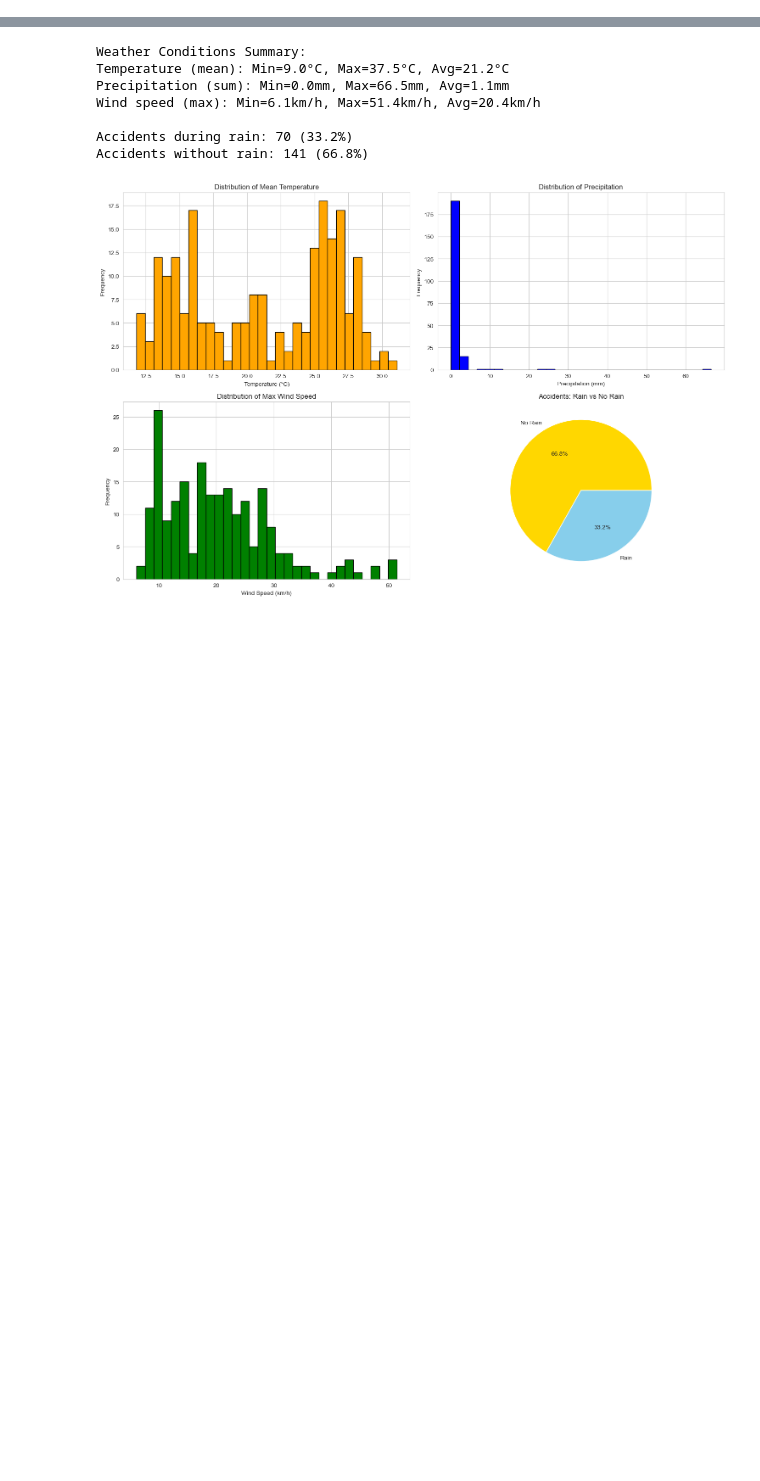
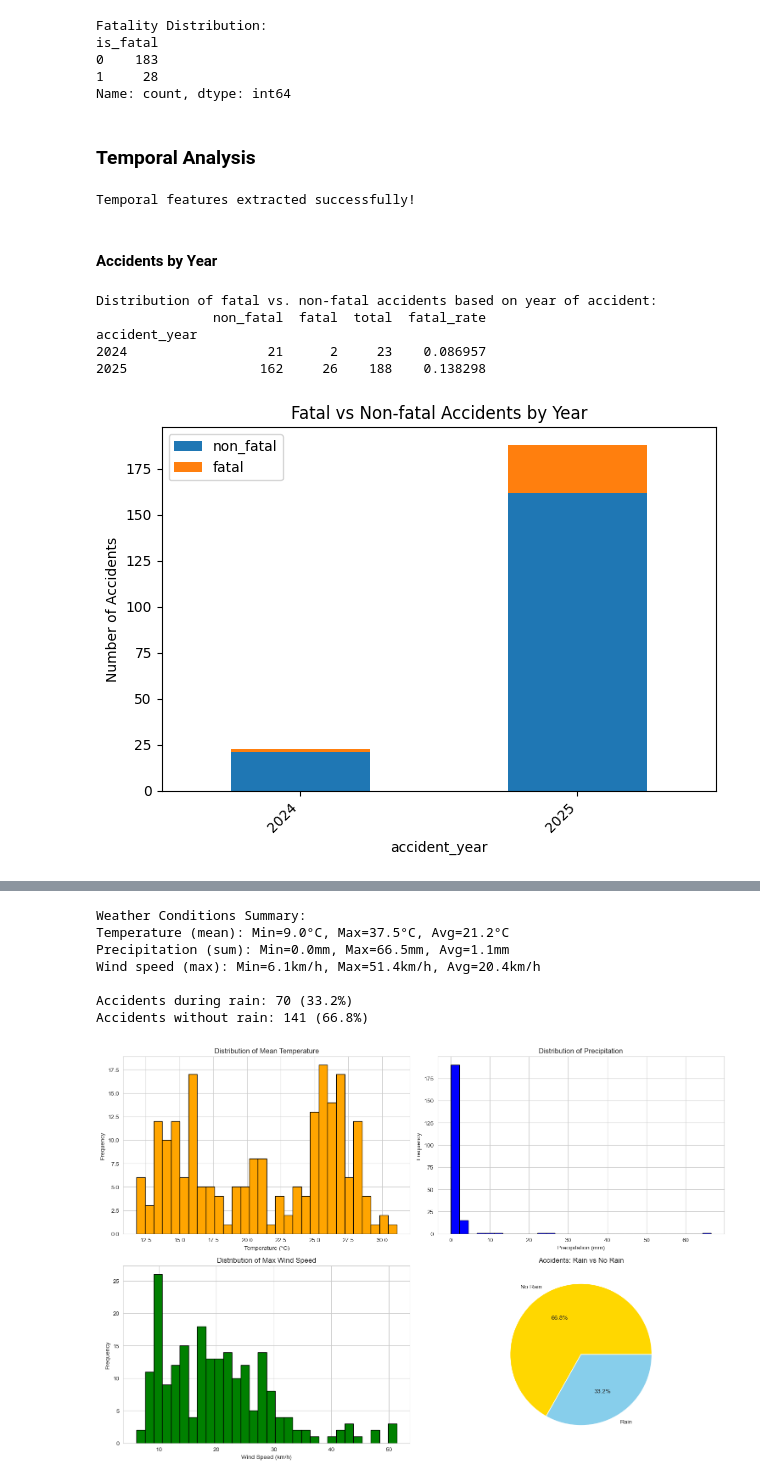
Before and after one commit to michael-vella/ics5110-assignment, a Jupyter notebook: notebooks/final/2_exploratory_analysis.ipynb, the cells around one changed output, grey strips where cells are left out. Saved outputs shown, nothing was run; the diff lists cells and outputs as text; code cells hidden in the pictures; blank space fills up the shorter version.

```diff
--- a/notebooks/final/2_exploratory_analysis.ipynb
+++ b/notebooks/final/2_exploratory_analysis.ipynb
@@ -573,0 +161,7 @@ Average injuries per accident: 1.34
+# %%
+count_before = len(df)
+df = df[df["accident_datetime"] >= "2024-01-01"]
+count_after = len(df)
+
+print(f"Removed {count_before - count_after} outliers")
+print(f"Dataset shape after removing outliers: {df.shape}")
@@ -573,0 +201,62 @@ Average injuries per accident: 1.34
+# %%
+fatal_buckets = {"fatal"}
+non_fatal_buckets = {"grievious", "serious", "not injured", "slight"}
+
+df["is_fatal"] = df["accident_severity"].map(lambda x: 0 if x in non_fatal_buckets else 1)
+
+summarised_fatality = df["is_fatal"].value_counts()
+print("Fatality Distribution:")
+print(summarised_fatality)
+# %% [output]
+Fatality Distribution:
+is_fatal
+0    183
+1     28
+Name: count, dtype: int64
+# %% [markdown]
+### Temporal Analysis
+# %%
+df['accident_datetime'] = pd.to_datetime(df['accident_datetime'])
+df['accident_year'] = df['accident_datetime'].dt.year
+df['accident_month'] = df['accident_datetime'].dt.month
+df['accident_day_of_week'] = df['accident_datetime'].dt.dayofweek
+df['accident_hour'] = df['accident_datetime'].dt.hour
+
+print("Temporal features extracted successfully!")
+# %% [output]
+Temporal features extracted successfully!
+# %% [markdown]
+#### Accidents by Year
+# %%
+accidents_by_year_stats = (
+    df
+    .groupby("accident_year")["is_fatal"]
+    .value_counts()
+    .unstack(fill_value=0)
+)
+
+accidents_by_year_status.columns = ["non_fatal", "fatal"]
+
+accidents_by_year_status["total"] = accidents_by_year_status["non_fatal"] + accidents_by_year_status["fatal"]
+accidents_by_year_status["fatal_rate"] = accidents_by_year_status["fatal"] / accidents_by_year_status["total"]
+
+print("Distribution of fatal vs. non-fatal accidents based on year of accident:")
+print(accidents_by_year_status)
+
+accidents_by_year_status[["non_fatal", "fatal"]].plot(
+    kind="bar",
+    stacked=True
+)
+
+plt.ylabel("Number of Accidents")
+plt.title("Fatal vs Non-fatal Accidents by Year")
+plt.xticks(rotation=45, ha="right")
+plt.tight_layout()
+plt.show()
+# %% [output]
+Distribution of fatal vs. non-fatal accidents based on year of accident:
+               non_fatal  fatal  total  fatal_rate
+accident_year
+2024                  21      2     23    0.086957
+2025                 162     26    188    0.138298
+[figure, added]
```
Also changed, not shown: parts of 142 cells of this notebook.
